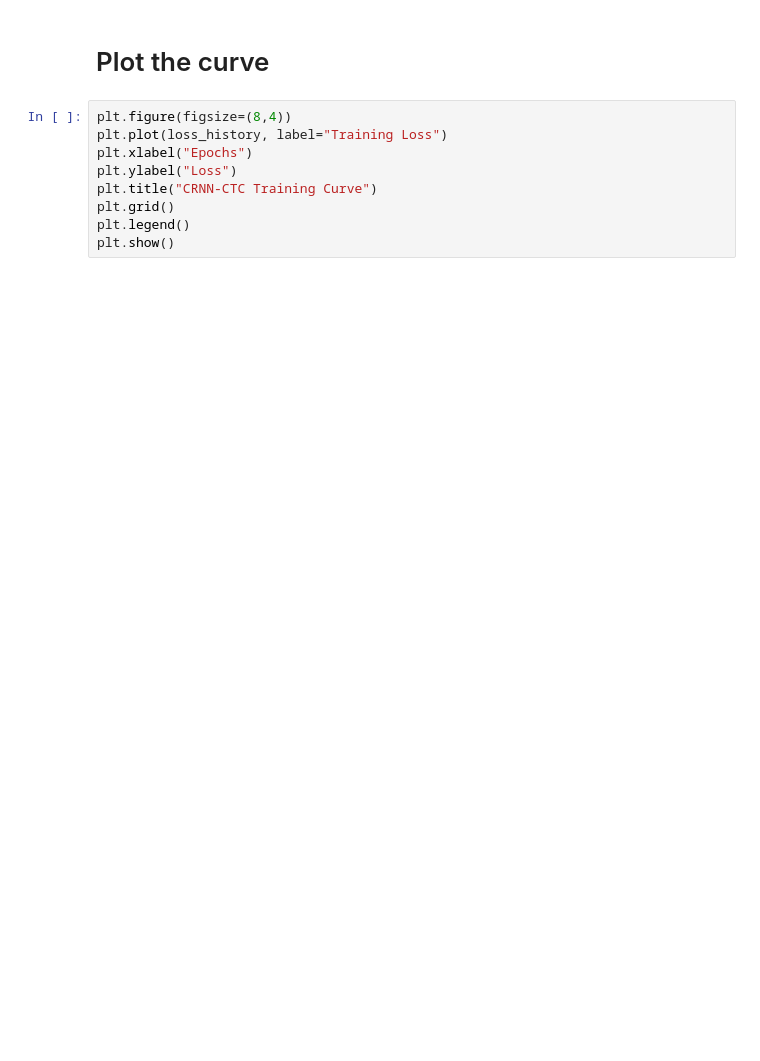
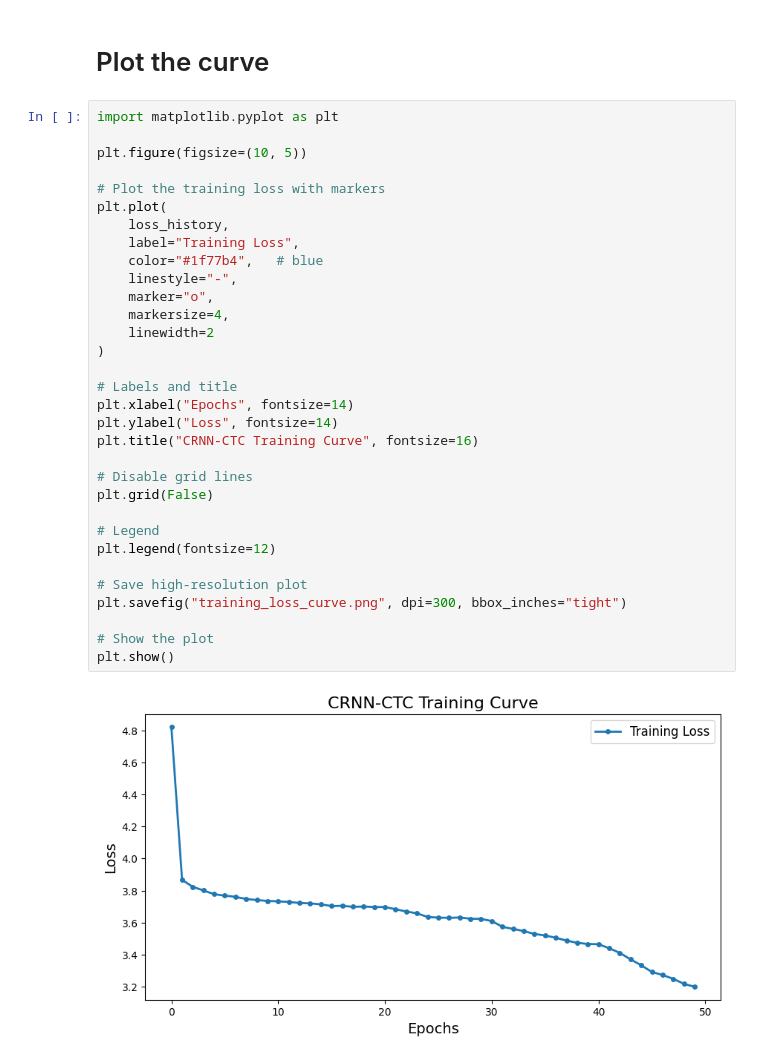
Before and after one commit to st126522-rgb/devangari-ocr, a Jupyter notebook: analysis.ipynb, the cells around one changed output. Cells and saved outputs as stored; diff of their text form; blank space fills up the shorter version.

```diff
--- a/analysis.ipynb
+++ b/analysis.ipynb
@@ -621,11 +923,36 @@ print("✓ Model saved at", save_path)
 # %% [markdown]
 # Plot the curve
 # %%
-plt.figure(figsize=(8,4))
-plt.plot(loss_history, label="Training Loss")
-plt.xlabel("Epochs")
-plt.ylabel("Loss")
-plt.title("CRNN-CTC Training Curve")
-plt.grid()
-plt.legend()
+import matplotlib.pyplot as plt
+
+plt.figure(figsize=(10, 5))
+
+# Plot the training loss with markers
+plt.plot(
+    loss_history,
+    label="Training Loss",
+    color="#1f77b4",   # blue
+    linestyle="-",
+    marker="o",
+    markersize=4,
+    linewidth=2
+)
+
+# Labels and title
+plt.xlabel("Epochs", fontsize=14)
+plt.ylabel("Loss", fontsize=14)
+plt.title("CRNN-CTC Training Curve", fontsize=16)
+
+# Disable grid lines
+plt.grid(False)
+
+# Legend
+plt.legend(fontsize=12)
+
+# Save high-resolution plot
+plt.savefig("training_loss_curve.png", dpi=300, bbox_inches="tight")
+
+# Show the plot
 plt.show()
+# %% [output]
+[figure, added]
```
Also changed, not shown: parts of 32 cells of this notebook, 21 other files.
